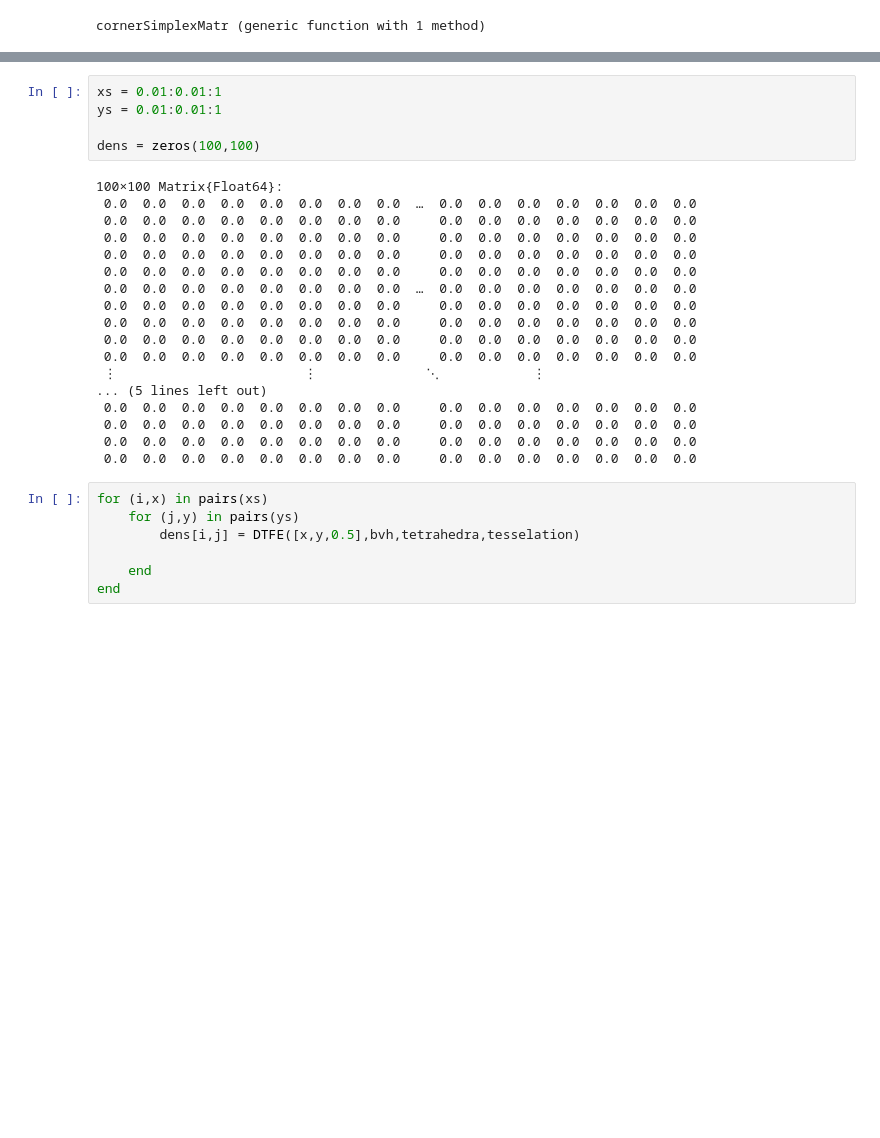
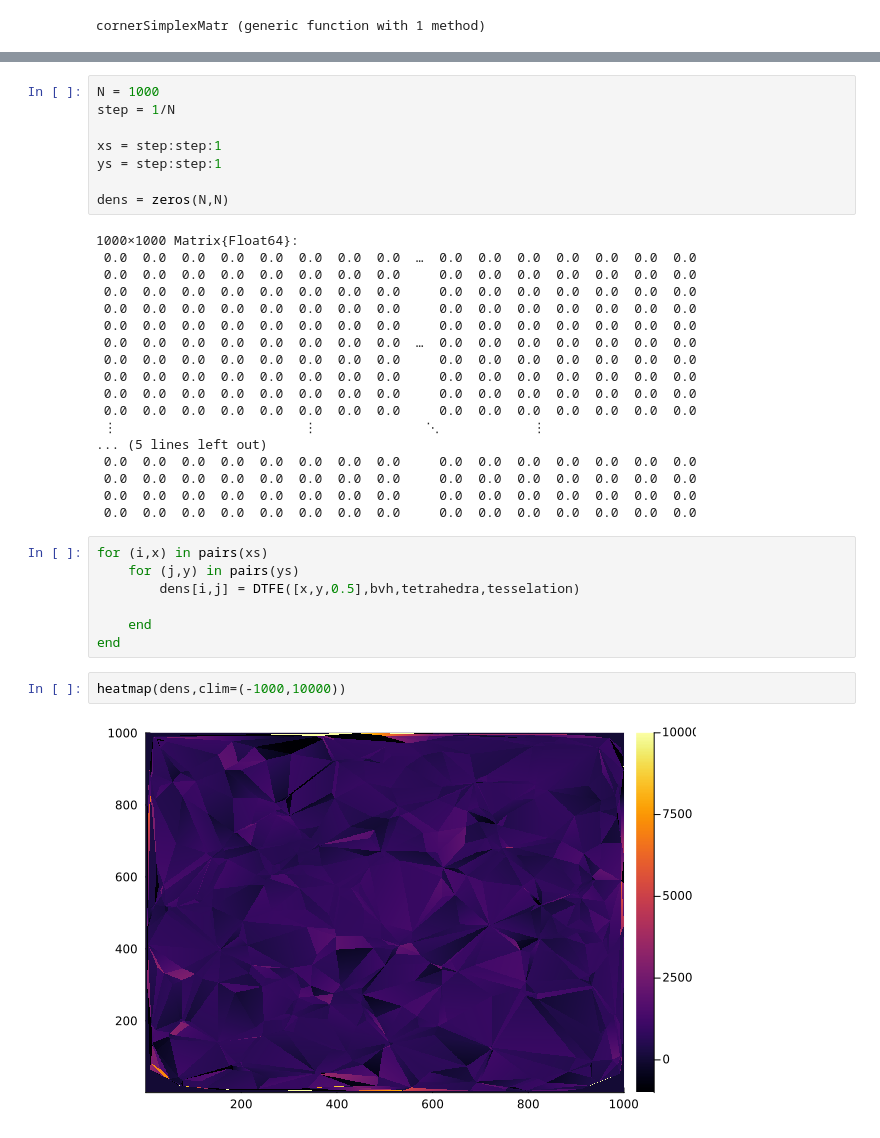
Before and after one commit to ispirovjr/CosmoDTFE.jl, a Jupyter notebook: notebooks/IntegrationTest.ipynb, the cells around one changed output, grey strips where cells are left out. Saved outputs shown, nothing was run; the diff lists cells and outputs as text; blank space fills up the shorter version.

```diff
--- a/notebooks/IntegrationTest.ipynb
+++ b/notebooks/IntegrationTest.ipynb
@@ -310,10 +307,13 @@ DTFE(point,bvh,tetrahedra,tesselation)
 # %%
-xs = 0.01:0.01:1
-ys = 0.01:0.01:1
+N = 1000
+step = 1/N
 
-dens = zeros(100,100)
+xs = step:step:1
+ys = step:step:1
+
+dens = zeros(N,N)
 # %% [output]
-100×100 Matrix{Float64}:
+1000×1000 Matrix{Float64}:
  0.0  0.0  0.0  0.0  0.0  0.0  0.0  0.0  …  0.0  0.0  0.0  0.0  0.0  0.0  0.0
  0.0  0.0  0.0  0.0  0.0  0.0  0.0  0.0     0.0  0.0  0.0  0.0  0.0  0.0  0.0
  0.0  0.0  0.0  0.0  0.0  0.0  0.0  0.0     0.0  0.0  0.0  0.0  0.0  0.0  0.0
@@ -337,4 +337,8 @@ for (i,x) in pairs(xs)
 
     end
 end
+# %%
+heatmap(dens,clim=(-1000,10000))
+# %% [output]
+[figure, added]
 # %%
```
Also changed, not shown: parts of 15 cells of this notebook, 6 other files.
